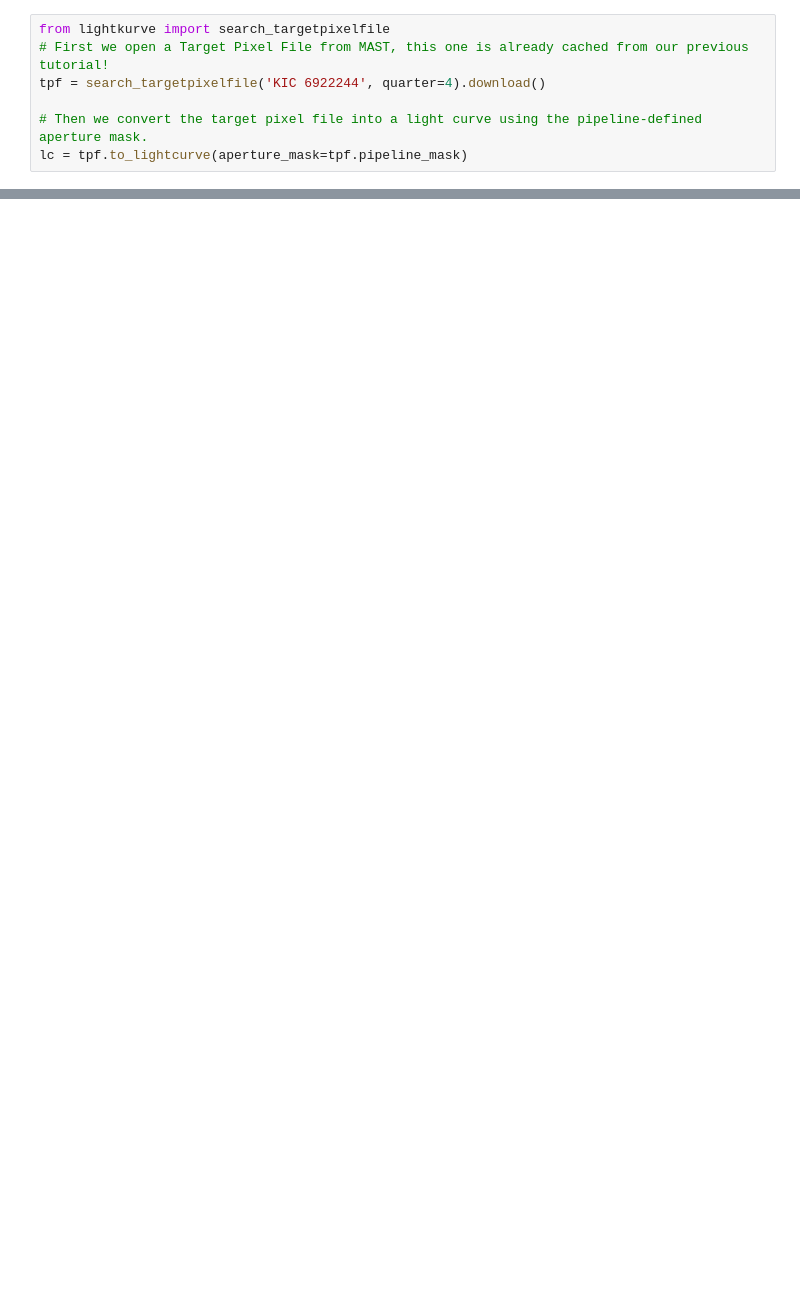
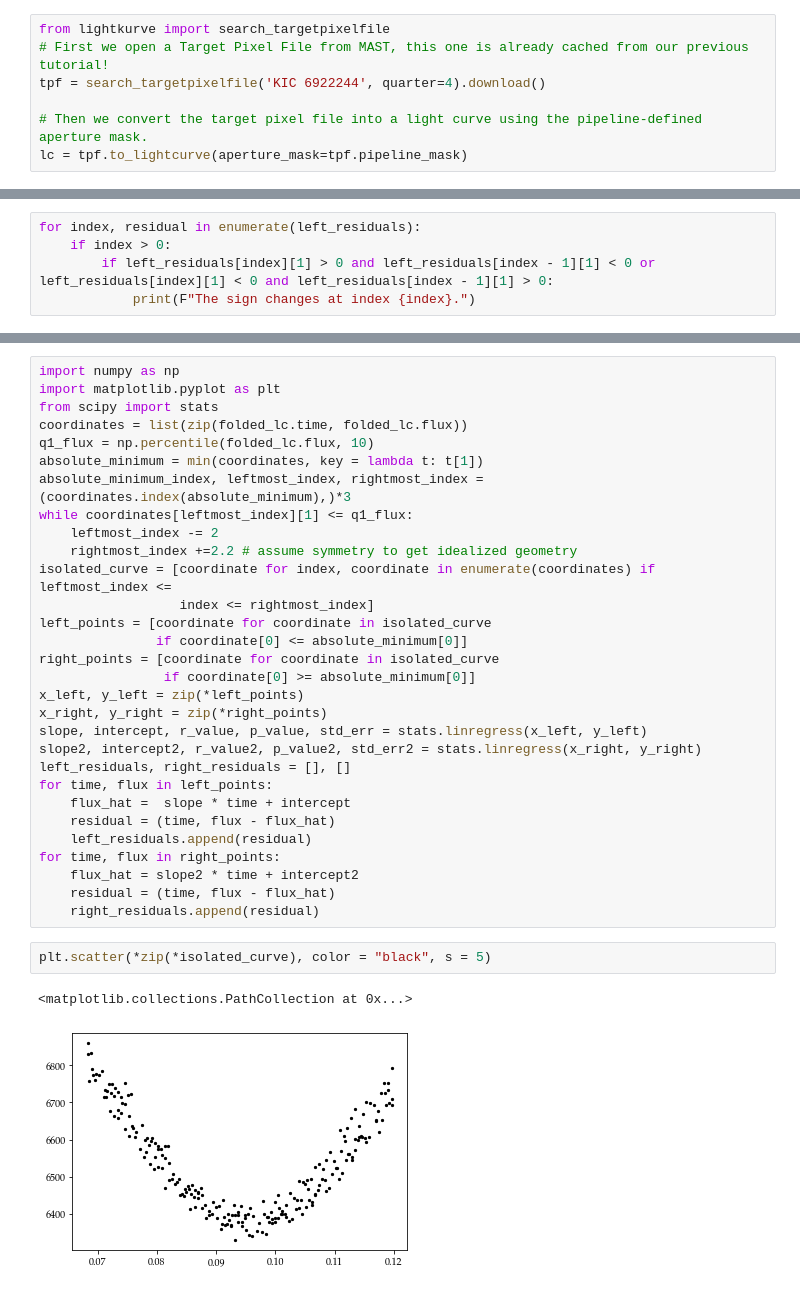
Before and after one commit to Singh2202/transit_photometry, a Jupyter notebook: Residuals.ipynb, the cells around one changed output, grey strips where cells are left out. Cells and saved outputs as stored; diff of their text form; blank space fills up the shorter version.

```diff
--- a/Residuals.ipynb
+++ b/Residuals.ipynb
@@ -58,0 +68,5 @@ plt.scatter(*zip(*right_residuals))
+# %%
+for index, residual in enumerate(left_residuals):
+    if index > 0:
+        if left_residuals[index][1] > 0 and left_residuals[index - 1][1] < 0 or left_residuals[index][1] < 0 and left_residuals[index - 1][1] > 0:
+            print(F"The sign changes at index {index}.")
@@ -58,0 +88,35 @@ plt.scatter(*zip(*right_residuals))
+# %%
+import numpy as np
+import matplotlib.pyplot as plt
+from scipy import stats
+coordinates = list(zip(folded_lc.time, folded_lc.flux))
+q1_flux = np.percentile(folded_lc.flux, 10)
+absolute_minimum = min(coordinates, key = lambda t: t[1])
+absolute_minimum_index, leftmost_index, rightmost_index = (coordinates.index(absolute_minimum),)*3
+while coordinates[leftmost_index][1] <= q1_flux:
+    leftmost_index -= 2
+    rightmost_index +=2.2 # assume symmetry to get idealized geometry
+isolated_curve = [coordinate for index, coordinate in enumerate(coordinates) if leftmost_index <=
+                  index <= rightmost_index]
+left_points = [coordinate for coordinate in isolated_curve
+               if coordinate[0] <= absolute_minimum[0]]
+right_points = [coordinate for coordinate in isolated_curve
+                if coordinate[0] >= absolute_minimum[0]]
+x_left, y_left = zip(*left_points)
+x_right, y_right = zip(*right_points)
+slope, intercept, r_value, p_value, std_err = stats.linregress(x_left, y_left)
+slope2, intercept2, r_value2, p_value2, std_err2 = stats.linregress(x_right, y_right)
+left_residuals, right_residuals = [], []
+for time, flux in left_points:
+    flux_hat =  slope * time + intercept
+    residual = (time, flux - flux_hat)
+    left_residuals.append(residual)
+for time, flux in right_points:
+    flux_hat = slope2 * time + intercept2
+    residual = (time, flux - flux_hat)
+    right_residuals.append(residual)
+# %%
+plt.scatter(*zip(*isolated_curve), color = "black", s = 5)
+# %% [output]
+<matplotlib.collections.PathCollection at 0x...>
+[figure, added]
```
Also changed, not shown: parts of 18 cells of this notebook.
